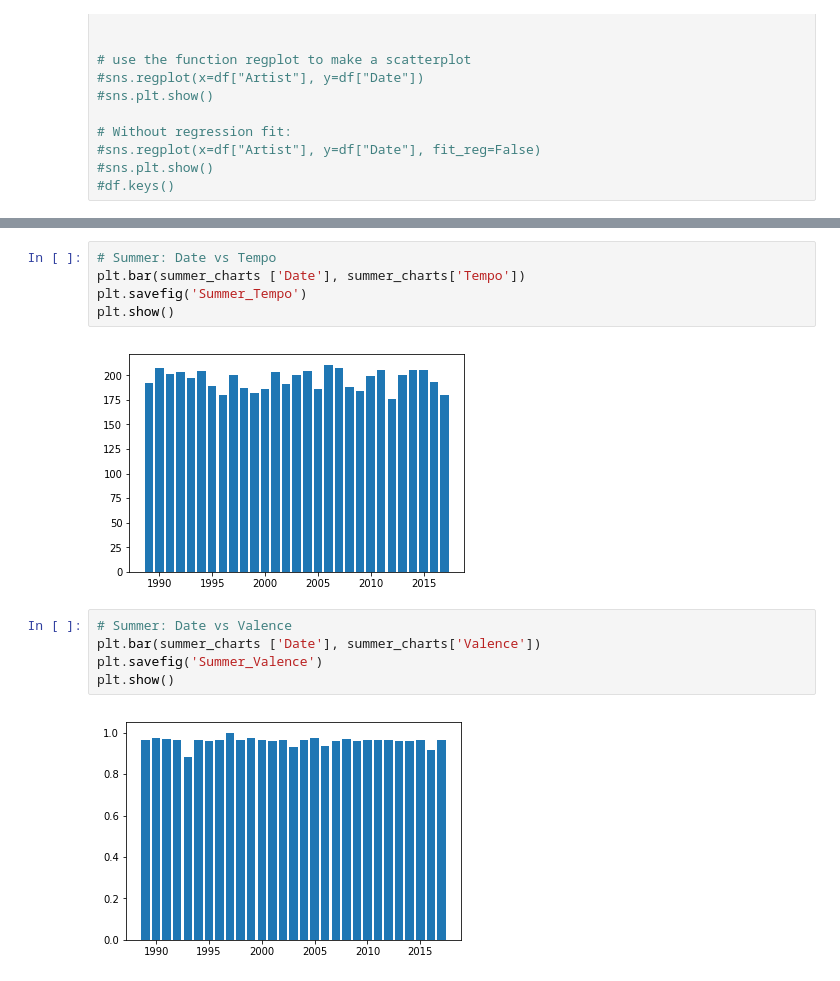
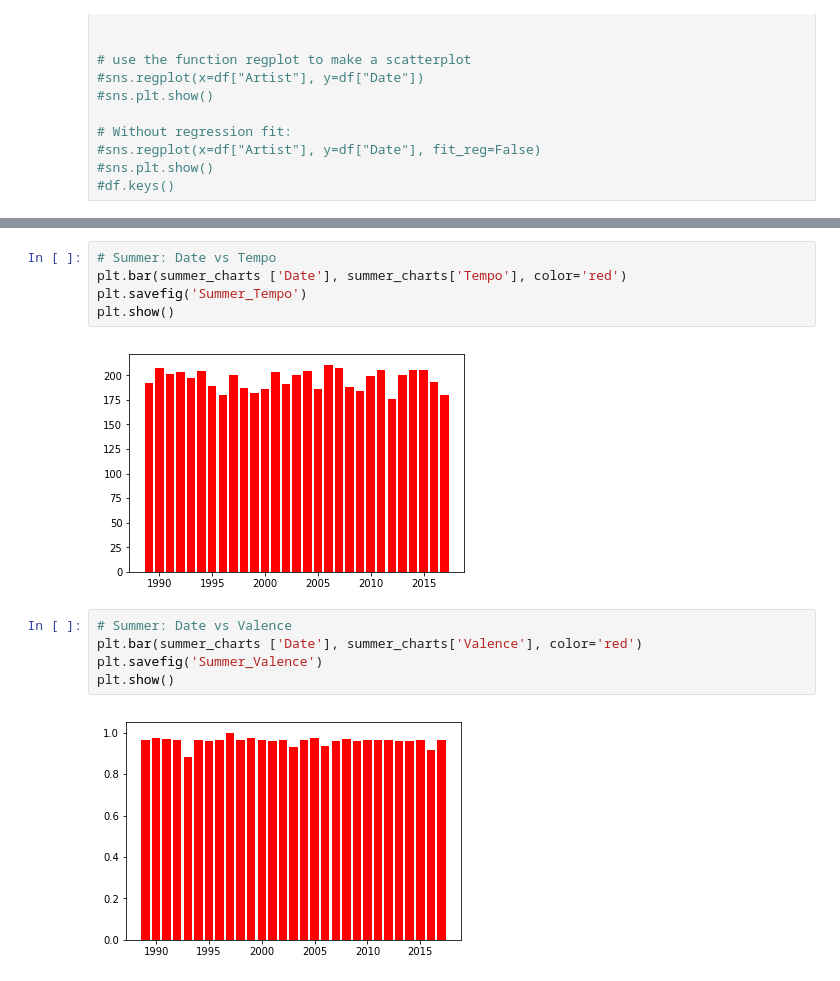
Before and after one commit to jillness/APIProject, a Jupyter notebook: Summer_Plots_for_Presentation.ipynb, the cells around one changed output, grey strips where cells are left out. Saved outputs shown, nothing was run; the diff lists cells and outputs as text.

```diff
--- a/Summer_Plots_for_Presentation.ipynb
+++ b/Summer_Plots_for_Presentation.ipynb
@@ -188,16 +188,16 @@ plt.show()
 # %%
 # Summer: Date vs Tempo
-plt.bar(summer_charts ['Date'], summer_charts['Tempo'])
+plt.bar(summer_charts ['Date'], summer_charts['Tempo'], color='red')
 plt.savefig('Summer_Tempo')
 plt.show()
 # %% [output]
-[figure, old version]
+[figure, new version]
 # %%
 # Summer: Date vs Valence
-plt.bar(summer_charts ['Date'], summer_charts['Valence'])
+plt.bar(summer_charts ['Date'], summer_charts['Valence'], color='red')
 plt.savefig('Summer_Valence')
 plt.show()
 # %% [output]
-[figure, old version]
+[figure, new version]
 # %%
 # Summer: Date vs Danceability
```
Also changed, not shown: parts of 10 cells of this notebook.
